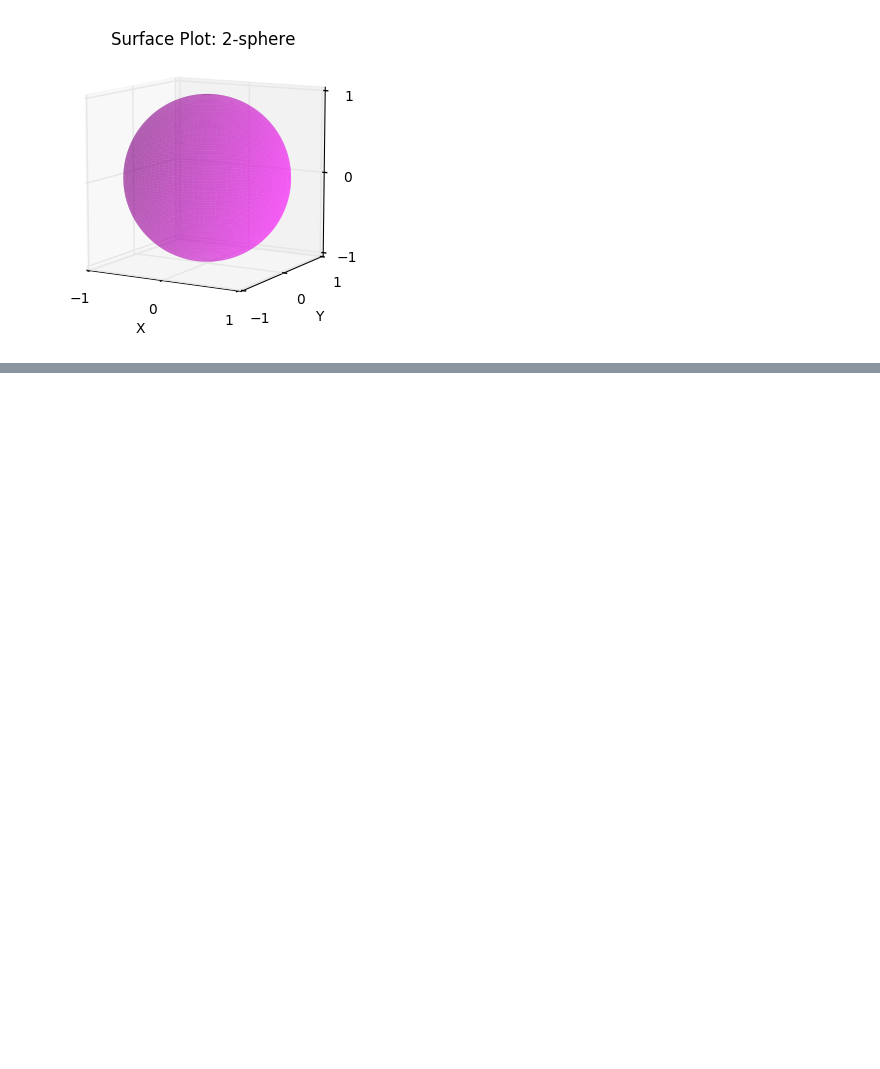
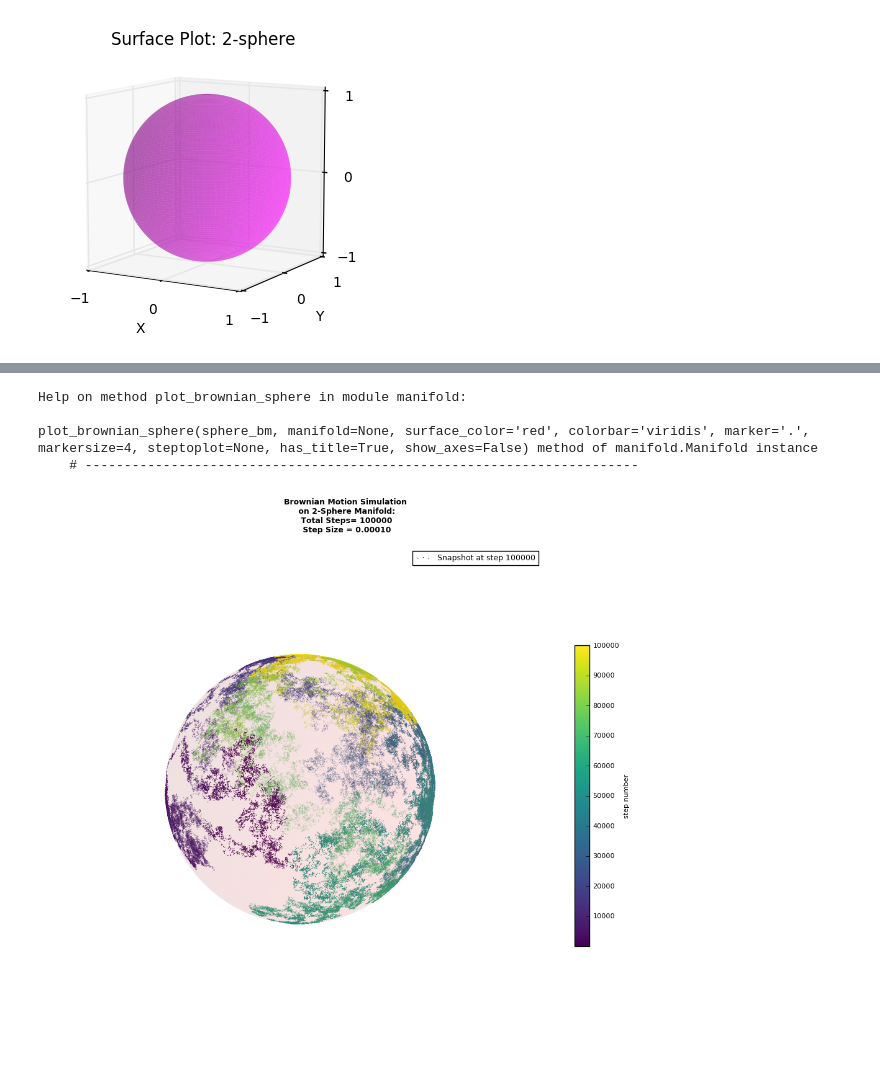
Before and after one commit to hankbesser/brownian-manifold, a Jupyter notebook: notebook_examples/manifold_example.ipynb, the cells around one changed output, grey strips where cells are left out. Saved outputs shown, nothing was run; the diff lists cells and outputs as text; code cells hidden in the pictures; blank space fills up the shorter version.

Commit message:
Update of Mainfold Class .ipynb and a bug in manifold.py

```diff
--- a/notebook_examples/manifold_example.ipynb
+++ b/notebook_examples/manifold_example.ipynb
@@ -64,3 +64,5 @@ sphere_surface_data = sphere_manifold.get_sphere(plot=True)
 sphere_manifold.plot_sphere(sphere_surface_data, color='magenta', alpha=0.4, antialiased=True, show_axes=True)
 # %% [output]
 [figure]
+# %%
+sphere_simdata = sphere_manifold.simulate_brownian_sphere()
@@ -66,0 +97,11 @@ sphere_manifold.plot_sphere(sphere_surface_data, color='magenta', alpha=0.4, ant
+# %%
+help(sphere_manifold.plot_brownian_sphere)
+# %% [output]
+Help on method plot_brownian_sphere in module manifold:
+
+plot_brownian_sphere(sphere_bm, manifold=None, surface_color='red', colorbar='viridis', marker='.', markersize=4, steptoplot=None, has_title=True, show_axes=False) method of manifold.Manifold instance
+    # -----------------------------------------------------------------------
+# %%
+sphere_manifold.plot_brownian_sphere(sphere_simdata,steptoplot=[100000])
+# %% [output]
+[figure, added]
```
Also changed, not shown: parts of 6 cells of this notebook, 1 other file.
